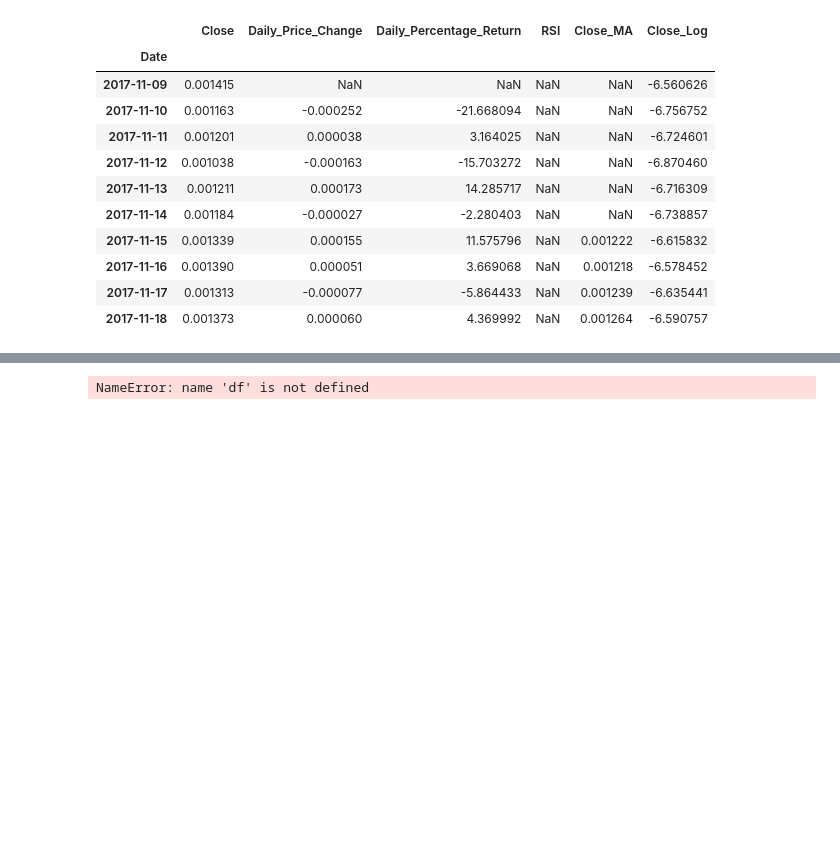
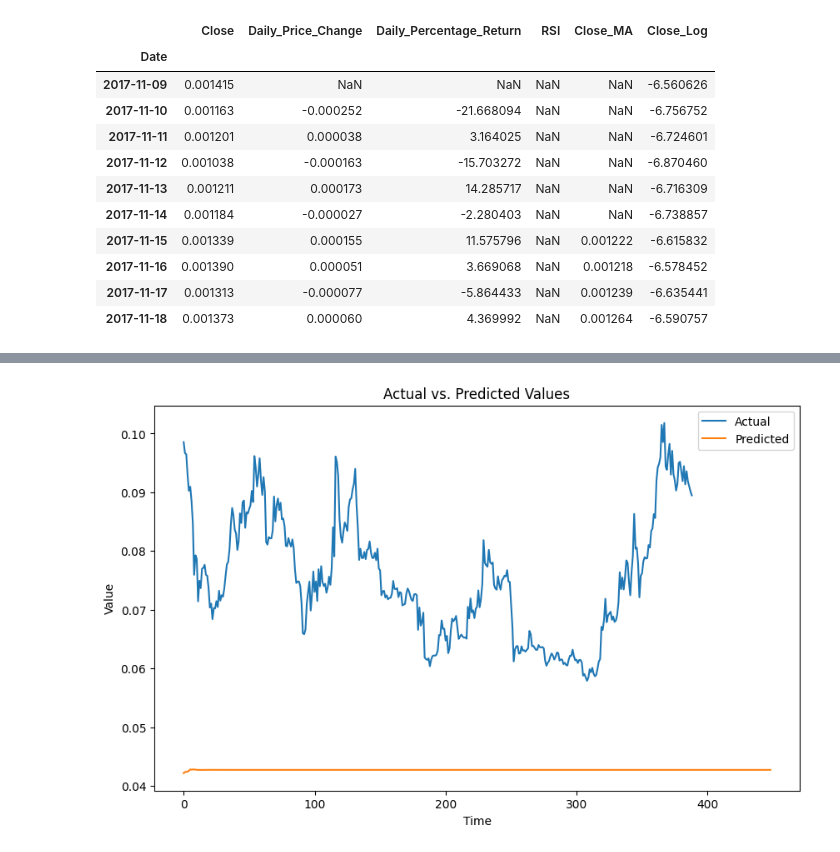
Before and after one commit to paulmachau/Dogecion-Historical-Prices, a Jupyter notebook: Dogecoin_price_prediction_LSTM.ipynb, the cells around one changed output, grey strips where cells are left out. Cells and saved outputs as stored; diff of their text form; code cells hidden in the pictures; blank space fills up the shorter version.

```diff
--- a/Dogecoin_price_prediction_LSTM.ipynb
+++ b/Dogecoin_price_prediction_LSTM.ipynb
@@ -1372,13 +1338,23 @@ Test MAE: 0.003220396922838815
-# %%
-# Flatten the arrays to make them 1-dimensional
-y_train_flat = y_train.flatten()
-y_test_flat = y_test.flatten()
-train_predictions_flat = train_predictions.flatten()
-test_predictions_flat = test_predictions.flatten()
-
-# Create the df_predictions DataFrame
-df_predictions = pd.DataFrame({'Actual': np.concatenate([y_train_flat, y_test_flat]), 'Predicted': np.concatenate([train_predictions_flat, test_predictions_flat])})
-df_predictions.index = df.index[seq_length:seq_length+concatenated_length]
-df_predictions.head(10)
-# %% [output]
-NameError: name 'df' is not defined
+# %%
+import matplotlib.pyplot as plt
+
+import numpy as np
+
+# Convert predictions Series to NumPy array
+predictions_array = predictions.values
+
+# Reshape predictions array
+predictions_inv = scaler.inverse_transform(predictions_array.reshape(-1, 1))
+y_test_inv = scaler.inverse_transform(y_test.reshape(-1, 1))
+
+# Plot the actual and predicted values
+plt.figure(figsize=(10, 6))
+plt.plot(y_test_inv, label='Actual')
+plt.plot(predictions_inv, label='Predicted')
+plt.title('Actual vs. Predicted Values')
+plt.xlabel('Time')
+plt.ylabel('Value')
+plt.legend()
+plt.show()
+# %% [output]
+[figure, added]
```
Also changed, not shown: parts of 11 cells of this notebook.
